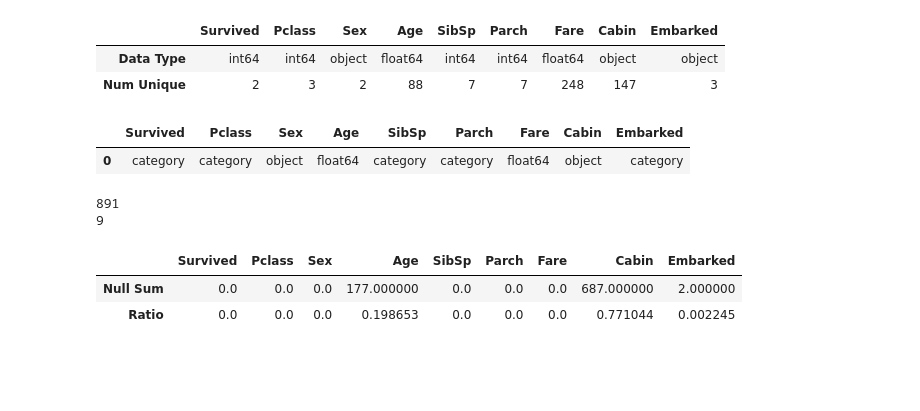
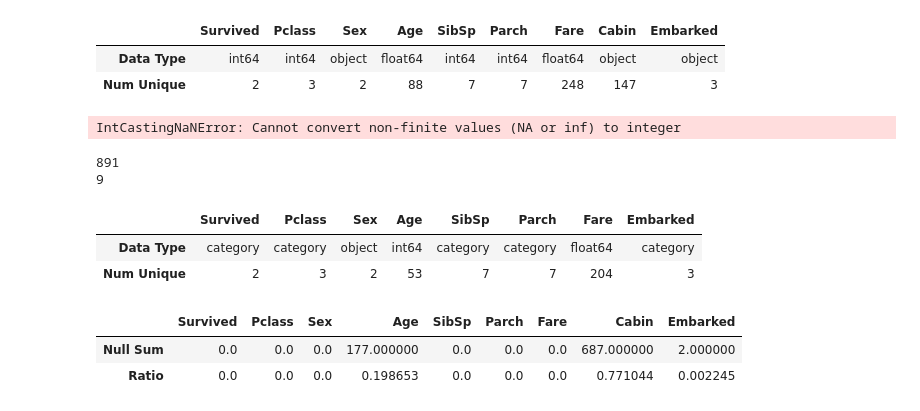
Before and after one commit to MennaAbozaid/Creativa_25-AI, a Jupyter notebook: Machine Learning/03_Titanic traning.ipynb, the cells around one changed output. Saved outputs shown, nothing was run; the diff lists cells and outputs as text; code cells hidden in the pictures; blank space fills up the shorter version.

```diff
--- a/Machine Learning/03_Titanic traning.ipynb
+++ b/Machine Learning/03_Titanic traning.ipynb
@@ -44,15 +44,26 @@ pd.DataFrame({'Data Type': D_types, 'Num Unique': num_unique}).T #    to create
 cols=["Pclass", "SibSp", "Parch", "Embarked", "Survived"]
 Titanic_df[cols] = Titanic_df[cols].astype('category') #    to change the data types of the columns to category
 pd.DataFrame(Titanic_df.dtypes).T #    to display the data types of the columns after changing them to category
+Titanic_df['Age'] = Titanic_df['Age'].astype('int') #    to change the data type of the Age column to int, ignoring errors for NaN values
 # %% [output]
-|  | Survived | Pclass | Sex | Age | SibSp | Parch | Fare | Cabin | Embarked |
-| 0 | category | category | object | float64 | category | category | float64 | object | category |
+IntCastingNaNError: Cannot convert non-finite values (NA or inf) to integer
 # %%
 print (Titanic_df.shape[0]) #    to display the number of rows in the dataset
 print (Titanic_df.shape[1]) #    to display the number of columns in the dataset
 # %% [output]
 891
 9
+# %%
+#check for data types:
+D_types = Titanic_df.dtypes
+num_unique = Titanic_df.nunique()
+#    to display the data types and number of unique values in each column
+pd.DataFrame({'Data Type': D_types, 'Num Unique': num_unique}).T #    to create a DataFrame with the data types and number of unique values
+# T is refers to transpose the DataFrame, which means that the rows and columns are swapped.
+# %% [output]
+|  | Survived | Pclass | Sex | Age | SibSp | Parch | Fare | Embarked |
+| Data Type | category | category | object | int64 | category | category | float64 | category |
+| Num Unique | 2 | 3 | 2 | 53 | 7 | 7 | 204 | 3 |
 # %%
 #Check for Null Values:
 null = Titanic_df.isnull().sum() #    to check for null values in the dataset
```
Also changed, not shown: parts of 12 cells of this notebook, 1 other file.
